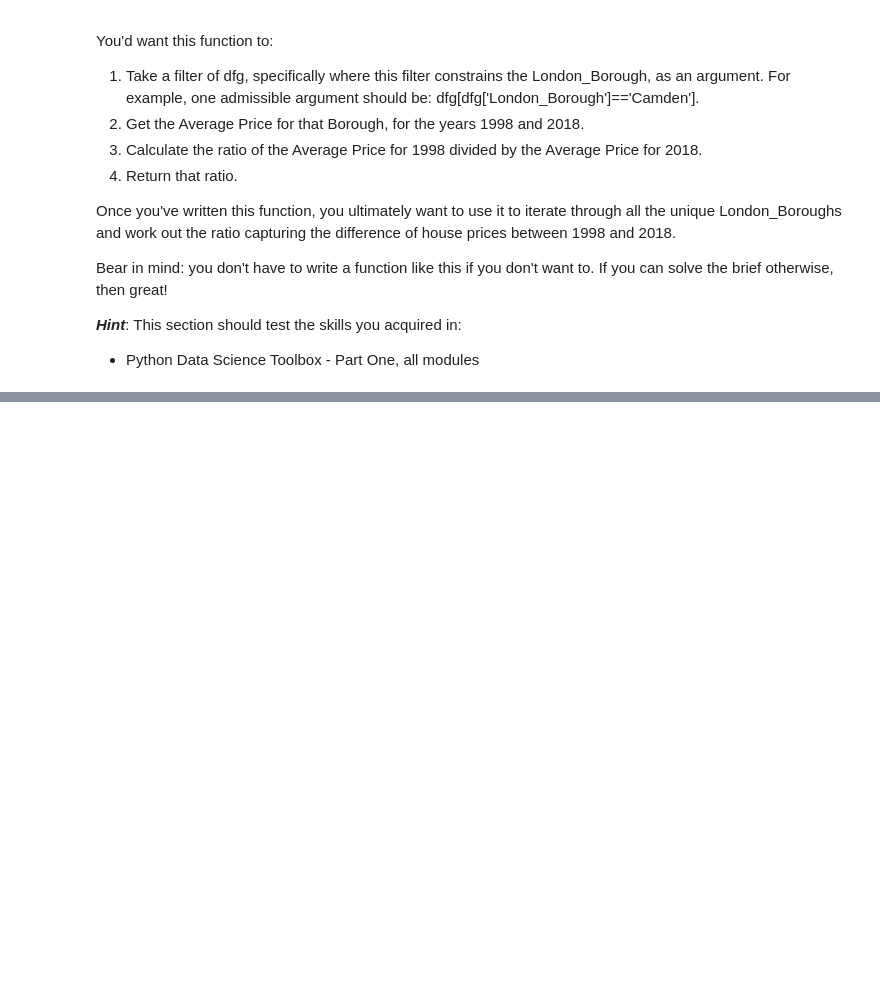
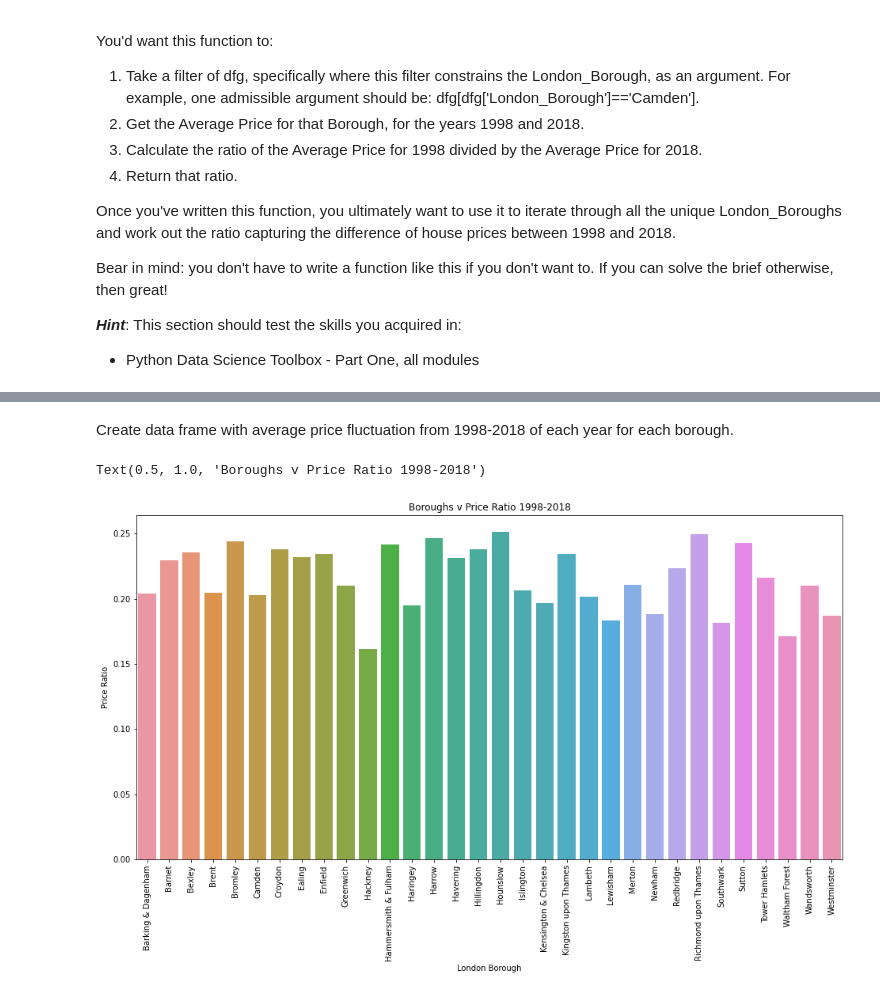
Before and after one commit to JaeHub/Case-Study-London-Housing, a Jupyter notebook: Unit 4 Challenge - Tier 3.ipynb, the cells around one changed output, grey strips where cells are left out. Cells and saved outputs as stored; diff of their text form; code cells hidden in the pictures; blank space fills up the shorter version.

Commit message:
added bar chart with chagnes to summary.

```diff
--- a/Unit 4 Challenge - Tier 3.ipynb
+++ b/Unit 4 Challenge - Tier 3.ipynb
@@ -309,0 +279,3 @@ max(p_dict)
+# %%
+boroughs_df = pd.DataFrame(list(b_dict.items()), columns=['London Borough', 'Price Ratio'])
+boroughs_df.head()
@@ -310,3 +289,14 @@ max(p_dict)
+# %% [markdown]
+Create data frame with average price fluctuation from 1998-2018 of each year for each borough.
+# %%
+import seaborn as sns
+plt.subplots(figsize=(16,8))
+sns.boxplot(x='London Borough', y='Price Ratio', data=boroughs_df)
+plt.xticks(rotation='vertical')
+plt.title('Boroughs v Price Ratio 1998-2018')
+# %% [output]
+Text(0.5, 1.0, 'Boroughs v Price Ratio 1998-2018')
+[figure, added]
 # %% [markdown]
 ### 4. Conclusion
 What can you conclude? Type out your conclusion below.
```
Also changed, not shown: parts of 5 cells of this notebook.
